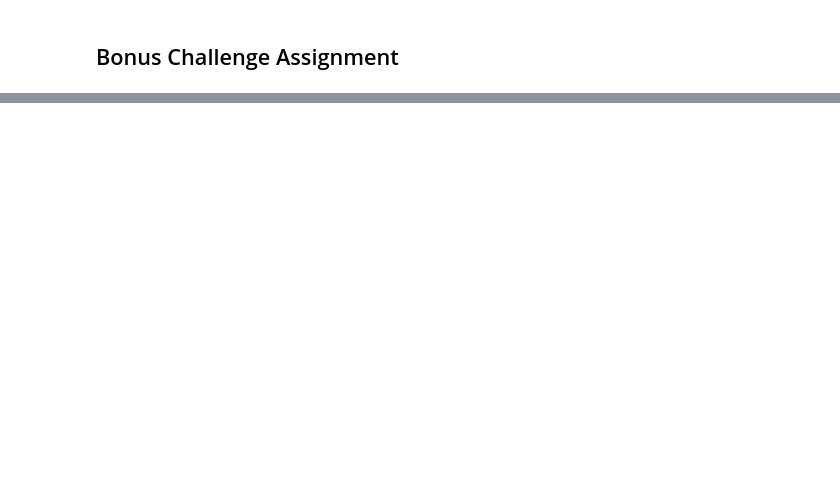
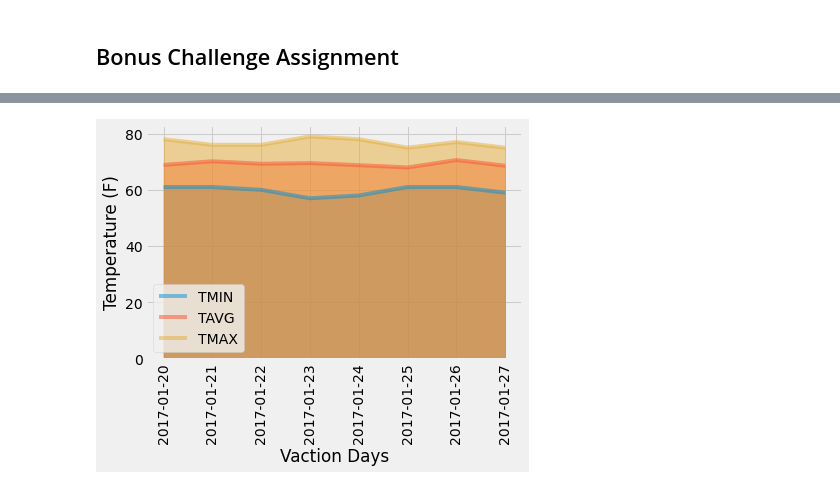
Before and after one commit to MrBadinger/SQLalchemy-Challenge, a Jupyter notebook: climate_starter.ipynb, the cells around one changed output, grey strips where cells are left out. Saved outputs shown, nothing was run; the diff lists cells and outputs as text; code cells hidden in the pictures; blank space fills up the shorter version.

Commit message:
Finish Bonus and Part 1. Still need to do Part 2

```diff
--- a/climate_starter.ipynb
+++ b/climate_starter.ipynb
@@ -293,11 +354,37 @@ daily_normals("01-01")
 # %%
 # calculate the daily normals for your trip
 # push each tuple of calculations into a list called `normals`
+normal = []
+days = []
 
 # Set the start and end date of the trip
+start = start_date
+end = endin_date
 
 # Use the start and end date to create a range of dates
+vacation_days = (end - start)
+vacation_length = (vacation_days.days + 1) #Need to add +1 to add back the start day into the count and to get the correct number of days to work with range
+
 
 # Stip off the year and save a list of %m-%d strings
 
+for day in range(vacation_length):
+    current_date = start + dt.timedelta(days=day)
+    days_list_input = dt.datetime.strftime(current_date,'%m-%d')
+    days.append(days_list_input)
+
 # Loop through the list of %m-%d strings and calculate the normals for each date
+
+for temp in range(len(days)):
+    storage = (daily_normals(days[temp])[0])
+    normal.append(storage)
+
+
+    # Adding the year back into the days list
+del days[:]
+for day in range(vacation_length):
+    current_date = start + dt.timedelta(days=day)
+    days_list_input = dt.datetime.strftime(current_date,'%Y-%m-%d')
+    days.append(days_list_input)
+print(days)
+# print(normal)
@@ -304,2 +393,5 @@ daily_normals("01-01")
 # %%
 # Load the previous query results into a Pandas DataFrame and add the `trip_dates` range as the `date` index
+v_day_temp_df = pd.DataFrame(normal, index=days, columns=["TMIN" , "TAVG", "TMAX"])
+v_day_temp_df.index.name = "Date"
+v_day_temp_df.head(20)
@@ -306,2 +409,10 @@ daily_normals("01-01")
 # %%
 # Plot the daily normals as an area plot with `stacked=False`
+v_day_temp_df.plot.area(stacked=False)
+plt.legend(("TMIN", "TAVG", "TMAX"))
+plt.xlabel("Vaction Days")
+plt.ylabel("Temperature (F)")
+plt.xticks(rotation=90)
+plt.show()
+# %% [output]
+[figure, added]
```
Also changed, not shown: parts of 14 cells of this notebook.
